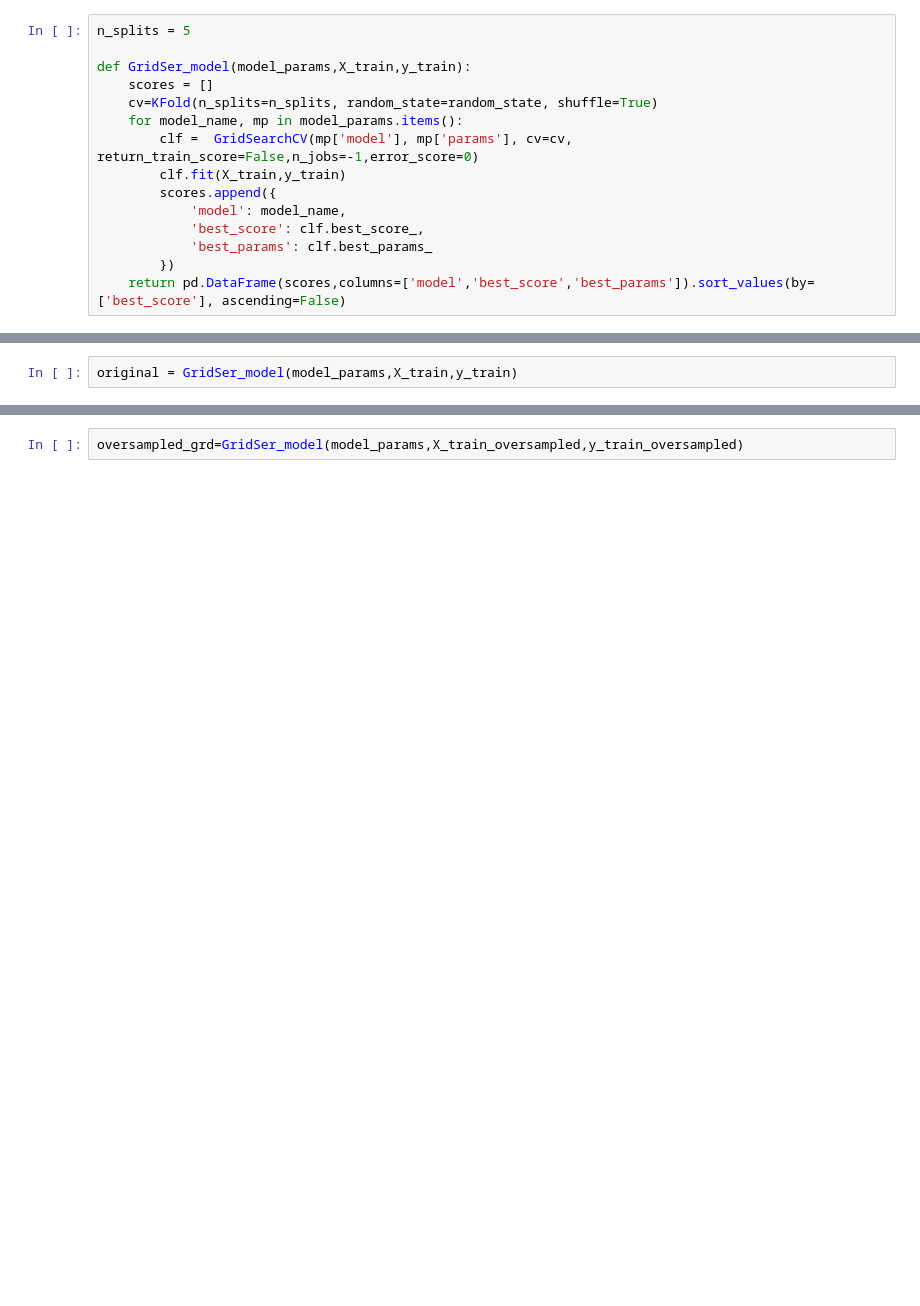
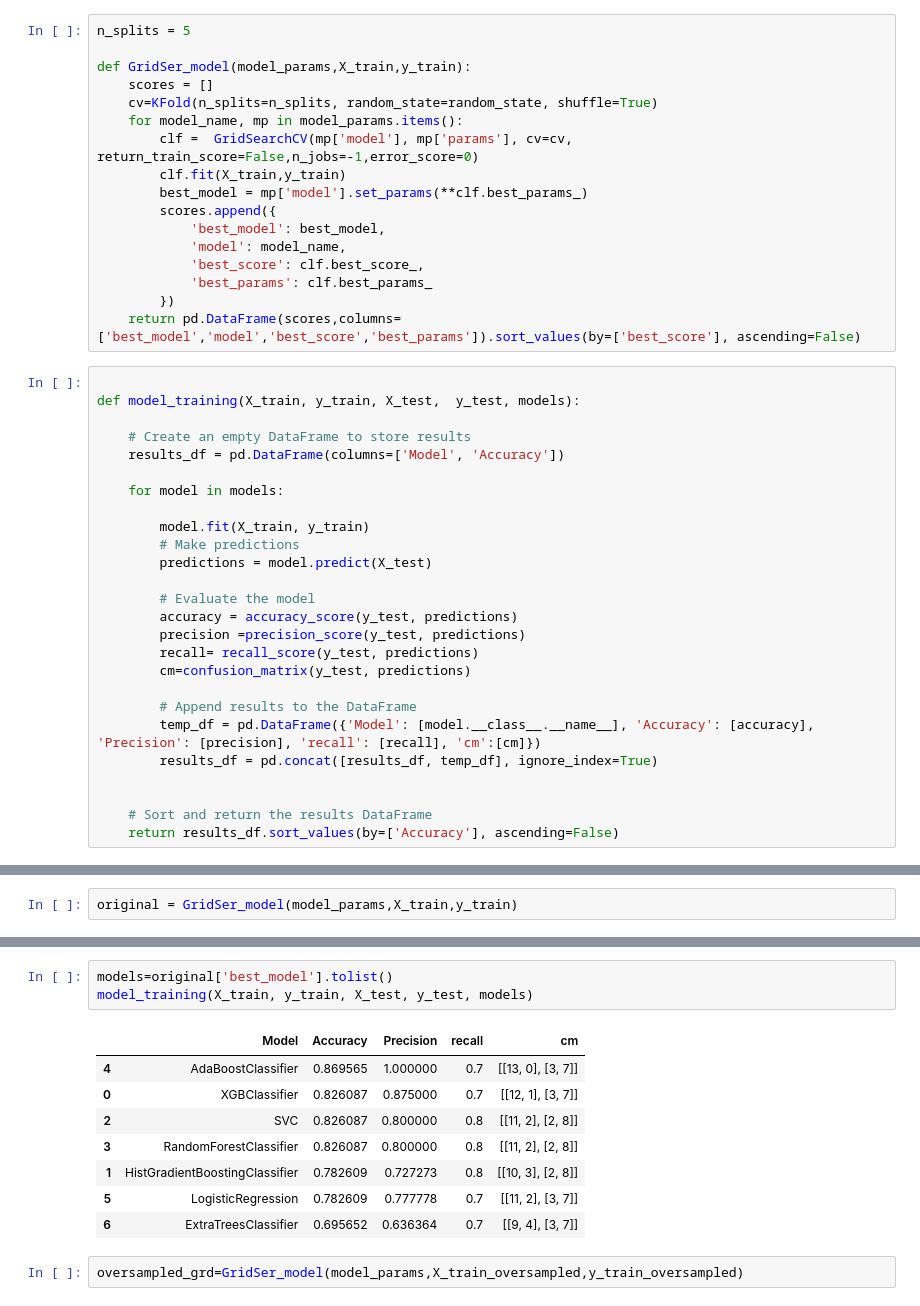
Before and after one commit to shaaleissa/colon_predictions, a Jupyter notebook: Model Training/Optimization.ipynb, the cells around one changed output, grey strips where cells are left out. Saved outputs shown, nothing was run; the diff lists cells and outputs as text; blank space fills up the shorter version.

```diff
--- a/Model Training/Optimization.ipynb
+++ b/Model Training/Optimization.ipynb
@@ -33,12 +66,40 @@ def GridSer_model(model_params,X_train,y_train):
     for model_name, mp in model_params.items():
         clf =  GridSearchCV(mp['model'], mp['params'], cv=cv, return_train_score=False,n_jobs=-1,error_score=0)
         clf.fit(X_train,y_train)
+        best_model = mp['model'].set_params(**clf.best_params_)
         scores.append({
+            'best_model': best_model,
             'model': model_name,
             'best_score': clf.best_score_,
             'best_params': clf.best_params_
         })
-    return pd.DataFrame(scores,columns=['model','best_score','best_params']).sort_values(by=['best_score'], ascending=False)
+    return pd.DataFrame(scores,columns=['best_model','model','best_score','best_params']).sort_values(by=['best_score'], ascending=False)
+# %%
+
+def model_training(X_train, y_train, X_test,  y_test, models):
+
+    # Create an empty DataFrame to store results
+    results_df = pd.DataFrame(columns=['Model', 'Accuracy'])
+
+    for model in models:
+
+        model.fit(X_train, y_train)
+        # Make predictions
+        predictions = model.predict(X_test)
+
+        # Evaluate the model
+        accuracy = accuracy_score(y_test, predictions)
+        precision =precision_score(y_test, predictions)
+        recall= recall_score(y_test, predictions)
+        cm=confusion_matrix(y_test, predictions)
+
+        # Append results to the DataFrame
+        temp_df = pd.DataFrame({'Model': [model.__class__.__name__], 'Accuracy': [accuracy], 'Precision': [precision], 'recall': [recall], 'cm':[cm]})
+        results_df = pd.concat([results_df, temp_df], ignore_index=True)
+
+
+    # Sort and return the results DataFrame
+    return results_df.sort_values(by=['Accuracy'], ascending=False)
 # %%
 model_params = {
 
@@ -129,3 +199,15 @@ original
+# %%
+models=original['best_model'].tolist()
+model_training(X_train, y_train, X_test, y_test, models)
+# %% [output]
+|  | Model | Accuracy | Precision | recall | cm |
+| 4 | AdaBoostClassifier | 0.869565 | 1.000000 | 0.7 | [[13, 0], [3, 7]] |
+| 0 | XGBClassifier | 0.826087 | 0.875000 | 0.7 | [[12, 1], [3, 7]] |
+| 2 | SVC | 0.826087 | 0.800000 | 0.8 | [[11, 2], [2, 8]] |
+| 3 | RandomForestClassifier | 0.826087 | 0.800000 | 0.8 | [[11, 2], [2, 8]] |
+| 1 | HistGradientBoostingClassifier | 0.782609 | 0.727273 | 0.8 | [[10, 3], [2, 8]] |
+| 5 | LogisticRegression | 0.782609 | 0.777778 | 0.7 | [[11, 2], [3, 7]] |
+| 6 | ExtraTreesClassifier | 0.695652 | 0.636364 | 0.7 | [[9, 4], [3, 7]] |
 # %%
 oversampled_grd=GridSer_model(model_params,X_train_oversampled,y_train_oversampled)
 # %%
```
Also changed, not shown: parts of 11 cells of this notebook.
